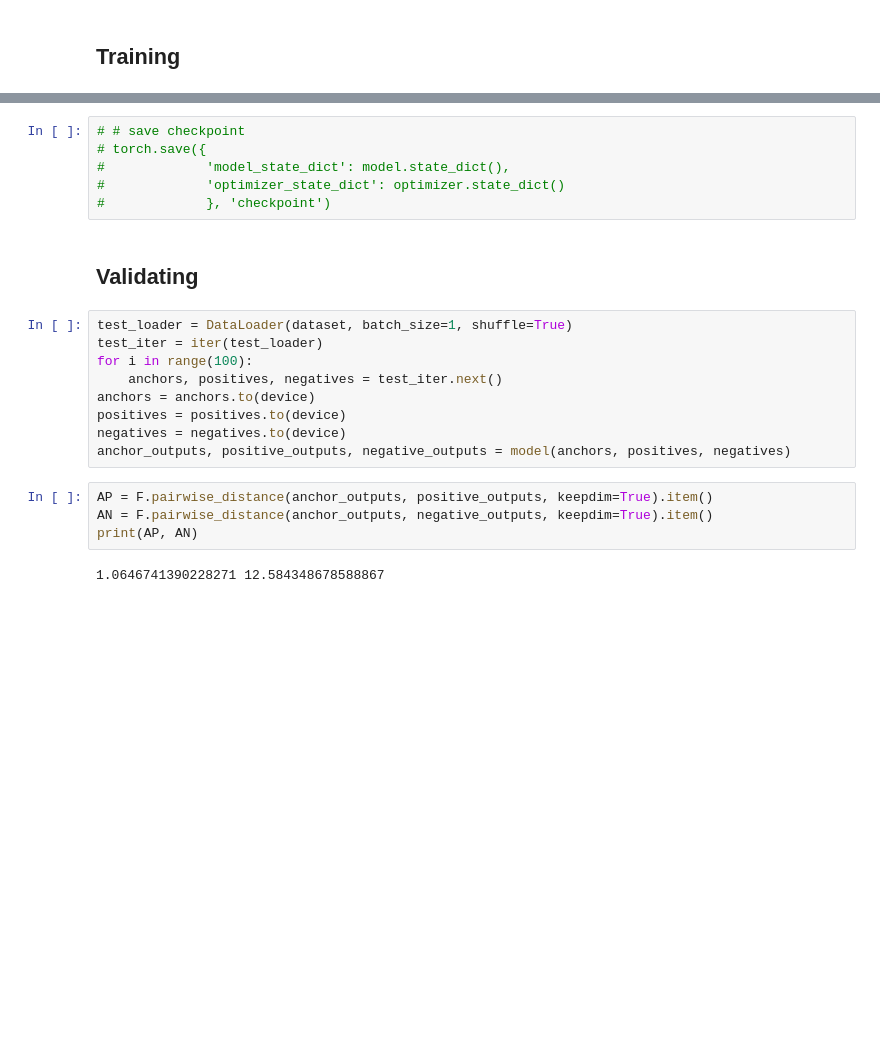
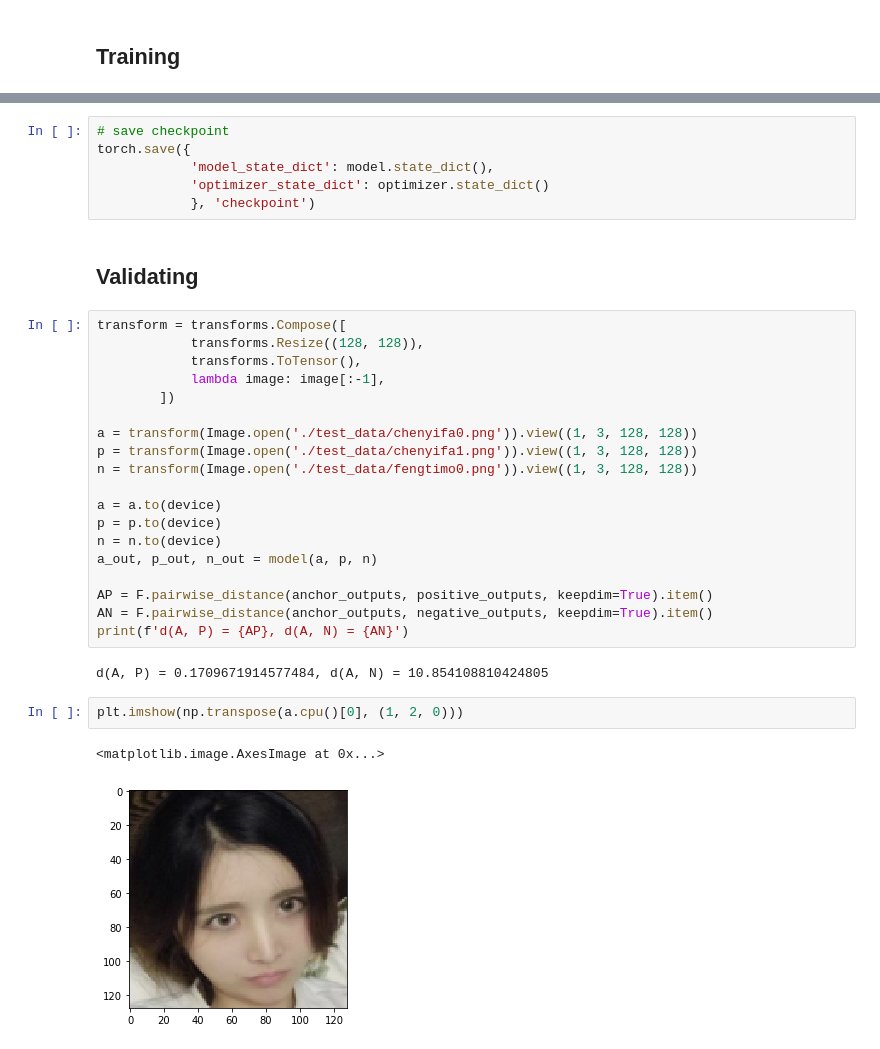
Before and after one commit to wzh0317/similar-face, a Jupyter notebook: main.ipynb, the cells around one changed output, grey strips where cells are left out. Cells and saved outputs as stored; diff of their text form; blank space fills up the shorter version.

```diff
--- a/main.ipynb
+++ b/main.ipynb
@@ -192,23 +196,34 @@ Epoch [1/1], Step [1300/1350], Accu loss: 2.6714
 # %%
-# # save checkpoint
-# torch.save({
-#             'model_state_dict': model.state_dict(),
-#             'optimizer_state_dict': optimizer.state_dict()
-#             }, 'checkpoint')
+# save checkpoint
+torch.save({
+            'model_state_dict': model.state_dict(),
+            'optimizer_state_dict': optimizer.state_dict()
+            }, 'checkpoint')
 # %% [markdown]
 ## Validating
-# %%
-test_loader = DataLoader(dataset, batch_size=1, shuffle=True)
-test_iter = iter(test_loader)
-for i in range(100):
-    anchors, positives, negatives = test_iter.next()
-anchors = anchors.to(device)
-positives = positives.to(device)
-negatives = negatives.to(device)
-anchor_outputs, positive_outputs, negative_outputs = model(anchors, positives, negatives)
-# %%
-AP = F.pairwise_distance(anchor_outputs, positive_outputs, keepdim=True).item()
-AN = F.pairwise_distance(anchor_outputs, negative_outputs, keepdim=True).item()
-print(AP, AN)
-# %% [output]
-1.0646741390228271 12.584348678588867
+# %%
+transform = transforms.Compose([
+            transforms.Resize((128, 128)),
+            transforms.ToTensor(),
+            lambda image: image[:-1],
+        ])
+
+a = transform(Image.open('./test_data/chenyifa0.png')).view((1, 3, 128, 128))
+p = transform(Image.open('./test_data/chenyifa1.png')).view((1, 3, 128, 128))
+n = transform(Image.open('./test_data/fengtimo0.png')).view((1, 3, 128, 128))
+
+a = a.to(device)
+p = p.to(device)
+n = n.to(device)
+a_out, p_out, n_out = model(a, p, n)
+
+AP = F.pairwise_distance(anchor_outputs, positive_outputs, keepdim=True).item()
+AN = F.pairwise_distance(anchor_outputs, negative_outputs, keepdim=True).item()
+print(f'd(A, P) = {AP}, d(A, N) = {AN}')
+# %% [output]
+d(A, P) = 0.1709671914577484, d(A, N) = 10.854108810424805
+# %%
+plt.imshow(np.transpose(a.cpu()[0], (1, 2, 0)))
+# %% [output]
+<matplotlib.image.AxesImage at 0x...>
+[figure, added]
```
Also changed, not shown: parts of 8 cells of this notebook, 4 other files.
